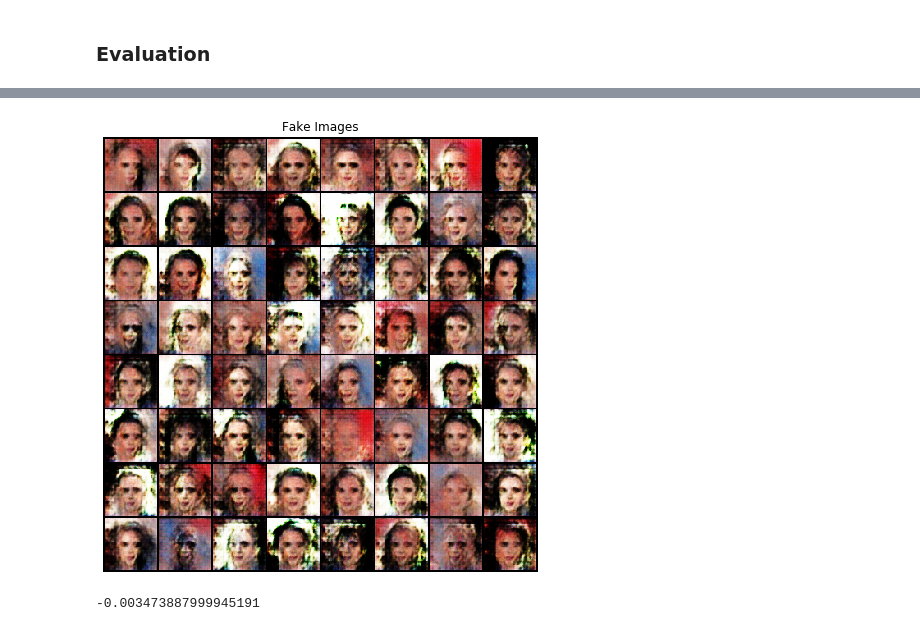
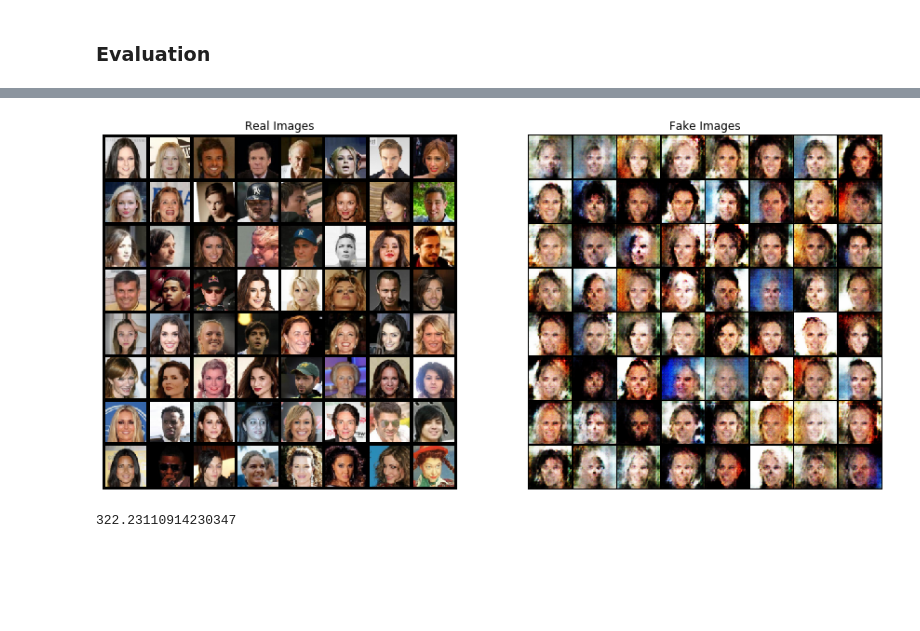
Before and after one commit to Mathis1993/DCGAN, a Jupyter notebook: DCGAN.ipynb, the cells around one changed output, grey strips where cells are left out. Saved outputs shown, nothing was run; the diff lists cells and outputs as text; code cells hidden in the pictures; blank space fills up the shorter version.

Commit message:
Added some more info output during training. 30 epochs with 5000 images: the whole script takes < 6 mins to execute. What about the animation? Notebook not saving when it is displayed

```diff
--- a/DCGAN.ipynb
+++ b/DCGAN.ipynb
@@ -74,7 +71,7 @@ Random Seed:  999
 The hyperparameters' values (set here and in the model section) are best practice recommendations from [this paper](https://arxiv.org/pdf/1511.06434.pdf).
 # %%
 #Root directory for dataset
-dataroot = "data2"
+dataroot = "data_workshop"
 
 #Number of workers for dataloader
 workers = 8
@@ -364,9 +348,9 @@ for epoch in range(num_epochs):
       #zero gradient buffer
       discriminator.zero_grad()
       #forward pass
-      output = discriminator(data_real).view(-1)
+      output_d_real = discriminator(data_real).view(-1)
       #calculate loss
-      loss_d_real = criterion(output, label_real)
+      loss_d_real = criterion(output_d_real, label_real)
       #backward pass
       loss_d_real.backward()
 
@@ -375,8 +359,8 @@ for epoch in range(num_epochs):
       z = torch.randn(b_size, 100, 1, 1, device=device)
       #Generate fake image batch with the generator
       data_fake = generator(z)
-      output = discriminator(data_fake.detach()).view(-1) #detach fake images from generator
-      loss_d_fake = criterion(output, label_fake)
+      output_d_fake = discriminator(data_fake.detach()).view(-1) #detach fake images from generator
+      loss_d_fake = criterion(output_d_fake, label_fake)
       loss_d_fake.backward()
 
       #summarize loss
@@ -387,9 +371,9 @@ for epoch in range(num_epochs):
       #train generator
       generator.zero_grad()
       #as we just updated the discriminator, pass the fake data through it again
-      output = discriminator(data_fake).view(-1)
+      output_g = discriminator(data_fake).view(-1)
       #use real labels here!
-      loss_g = criterion(output, label_real)
+      loss_g = criterion(output_g, label_real)
       loss_g.backward()
       #update generator weights
       optimizerG.step()
@@ -398,12 +382,15 @@ for epoch in range(num_epochs):
       G_losses.append(loss_d.item())
       D_losses.append(loss_g.item())
 
+      #How did D and G perform in discriminating/generating images?
+
+
       #print information
       if (iters % 20 == 0):
-        print("[{}/{}], iteration {}, d_loss: {:.3f}, g_loss: {:.3f}".format(epoch+1, num_epochs, iters, loss_d.item(), loss_g.item()))
+        print("epoch [{}/{}], batch[{}/{}] , iteration {}, d_loss: {:.3f}, g_loss: {:.3f}".format(epoch+1, num_epochs, i+1, len(dataloader), iters, loss_d.item(), loss_g.item()))
 
       #save generated images
-      if (iters % 50 == 0) or ((epoch == num_epochs-1) and (i == len(dataloader)-1)):
+      if (iters % 40 == 0) or ((epoch == num_epochs-1) and (i == len(dataloader)-1)):
             with torch.no_grad():
                 fake = generator(fixed_noise).detach().cpu()
             img_list.append(vutils.make_grid(fake, padding=2, normalize=True))
@@ -439,15 +441,24 @@ HTML(ani.to_jshtml())
 # %%
-# Plot the fake images from the last epoch
-#plt.subplot(1,2,2)
-plt.figure(figsize=(8,8))
+#Get batch of images
+real_batch = next(iter(dataloader))
+
+#Plot real images
+plt.figure(figsize=(15,15))
+plt.subplot(1,2,1)
+plt.axis("off")
+plt.title("Real Images")
+plt.imshow(np.transpose(vutils.make_grid(real_batch[0].to(device)[:64], padding=5, normalize=True).cpu(),(1,2,0)))
+
+#Plot fake images from the last epoch
+plt.subplot(1,2,2)
 plt.axis("off")
 plt.title("Fake Images")
 plt.imshow(np.transpose(img_list[-1].cpu(),(1,2,0)))
 plt.show()
 # %% [output]
-[figure, old version]
+[figure, new version]
 # %%
-end = timeit.timeit()
-print(start-end)
+end = time.time()
+print(end-start)
 # %% [output]
--0.003473887999945191
+322.23110914230347
```
Also changed, not shown: parts of 15 cells of this notebook.
